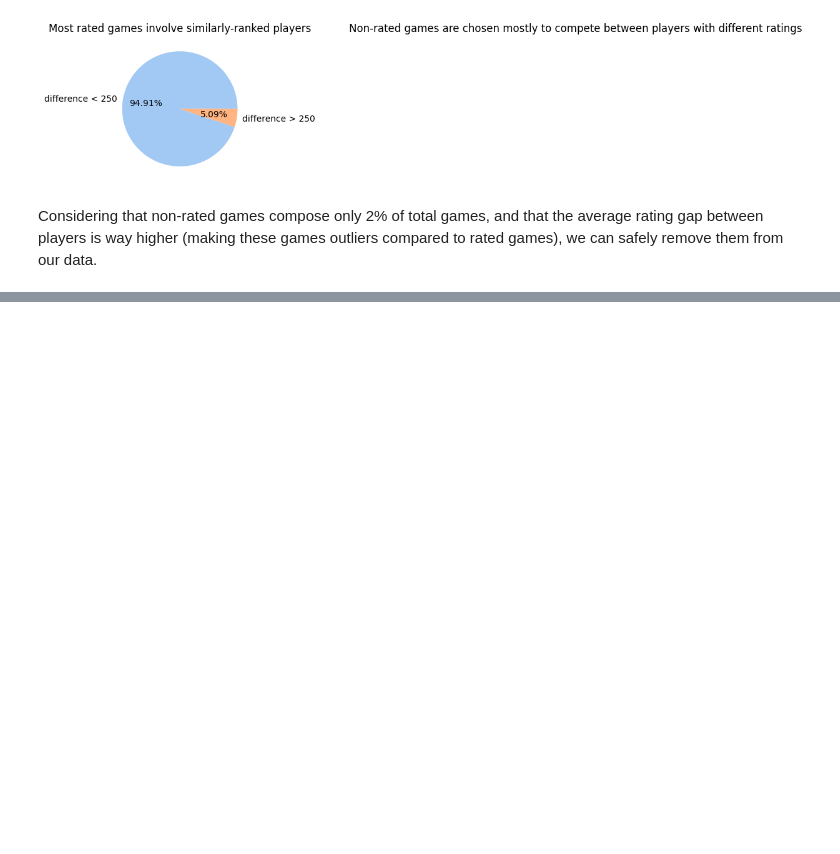
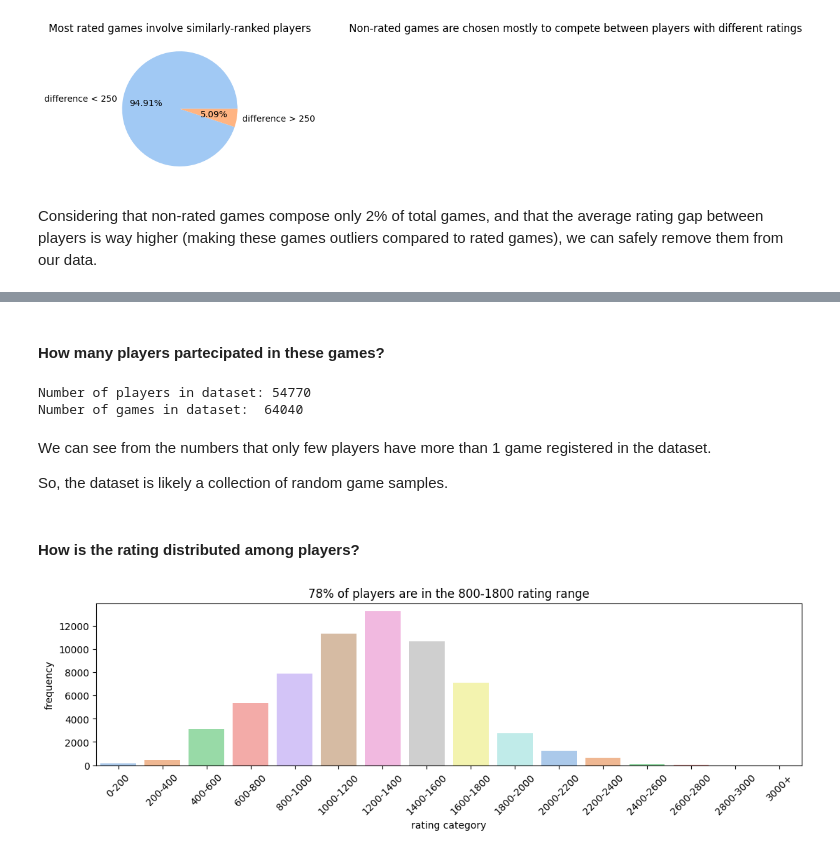
Before and after one commit to lamparelli/chess-data-analysis, a Jupyter notebook: main.ipynb, the cells around one changed output, grey strips where cells are left out. Saved outputs shown, nothing was run; the diff lists cells and outputs as text; code cells hidden in the pictures; blank space fills up the shorter version.

```diff
--- a/main.ipynb
+++ b/main.ipynb
@@ -820,5 +820,7 @@ def transformToRatingClasses(series, classSize = 200):
     numOfClasses = int(maxRange / classSize) + 1
     classes = [i * classSize for i in range(numOfClasses)]
     classes.append(float("inf")) # Last class has no upper bound
-    return pd.cut(series, bins=classes)
+    classesLabels = [str(i * classSize) + "-" + str((i+1) * classSize) for i in range(numOfClasses-1)]
+    classesLabels.append(str(maxRange) + "+")
+    return pd.cut(series, bins=classes, labels=classesLabels)
 # %% [markdown]
@@ -956,0 +991,32 @@ games = games[games["rated"]]
+# %% [markdown]
+#### How many players partecipated in these games?
+# %%
+players = pd.concat([games["white_username"], games["black_username"]]).unique()
+print("Number of players in dataset:", len(players))
+print("Number of games in dataset: ", games.shape[0])
+# %% [output]
+Number of players in dataset: 54770
+Number of games in dataset:  64040
+# %% [markdown]
+We can see from the numbers that only few players have more than 1 game registered in the dataset.
+
+So, the dataset is likely a collection of random game samples.
+# %% [markdown]
+#### How is the rating distributed among players?
+# %%
+ratingGroupsCount = transformToRatingClasses(games["players_mean_rating"], 200).value_counts().sort_index()
+centralGroups = ratingGroupsCount["800-1000":"1600-1800"]
+centralGroupsPerc = str(int(centralGroups.sum() / ratingGroupsCount.sum() * 100)) + "%"
+
+fig, ax = plt.subplots()
+fig.set_figheight(3)
+fig.set_figwidth(13)
+
+ax.set_title(centralGroupsPerc + " of players are in the 800-1800 rating range")
+ax.set_xlabel("rating category")
+ax.set_ylabel("frequency")
+sns.barplot(x=ratingGroupsCount.index.values, y=ratingGroupsCount.values, palette="pastel")
+plt.xticks(rotation=45)
+plt.show()
+# %% [output]
+[figure, added]
```
Also changed, not shown: parts of 18 cells of this notebook.
